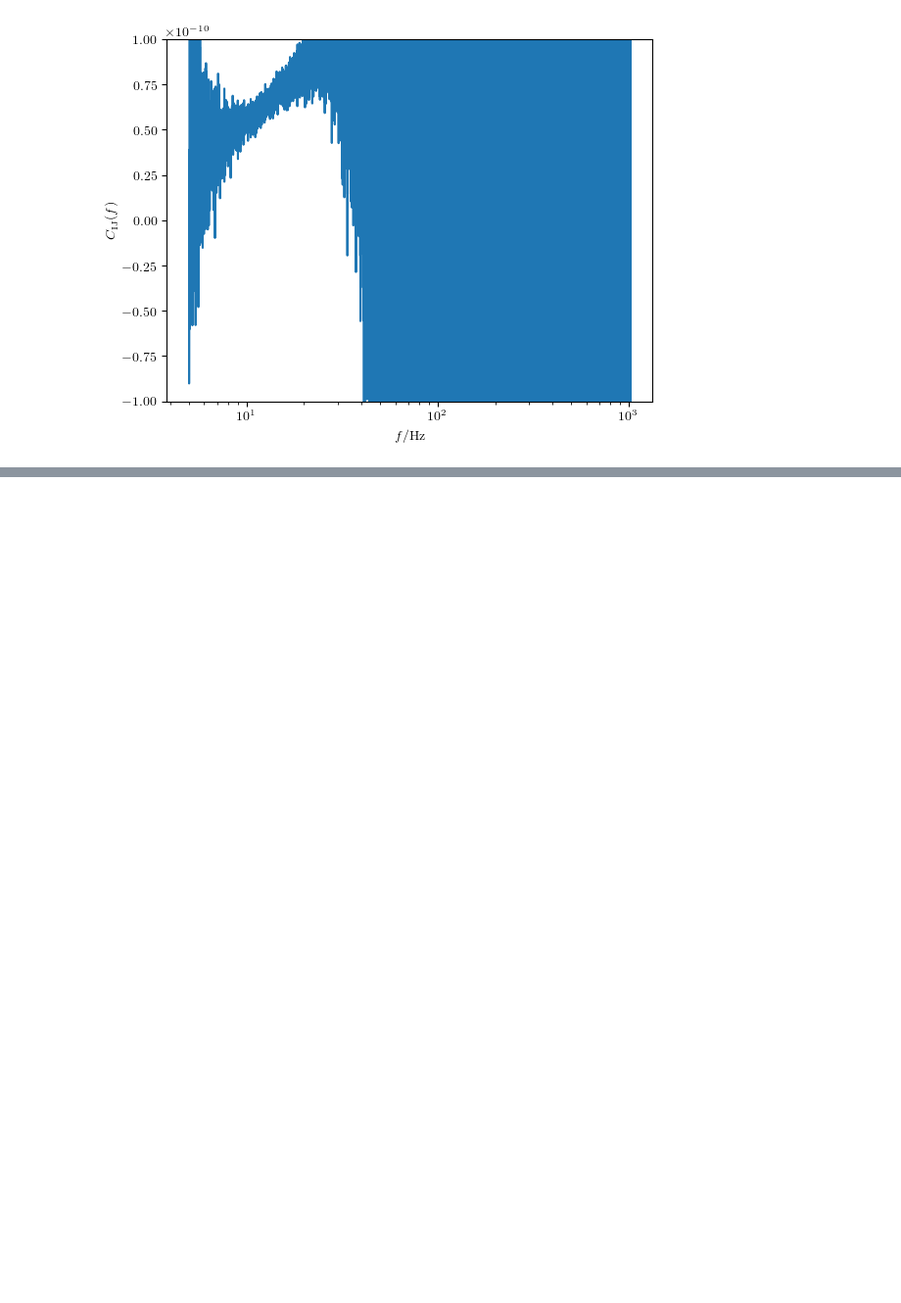
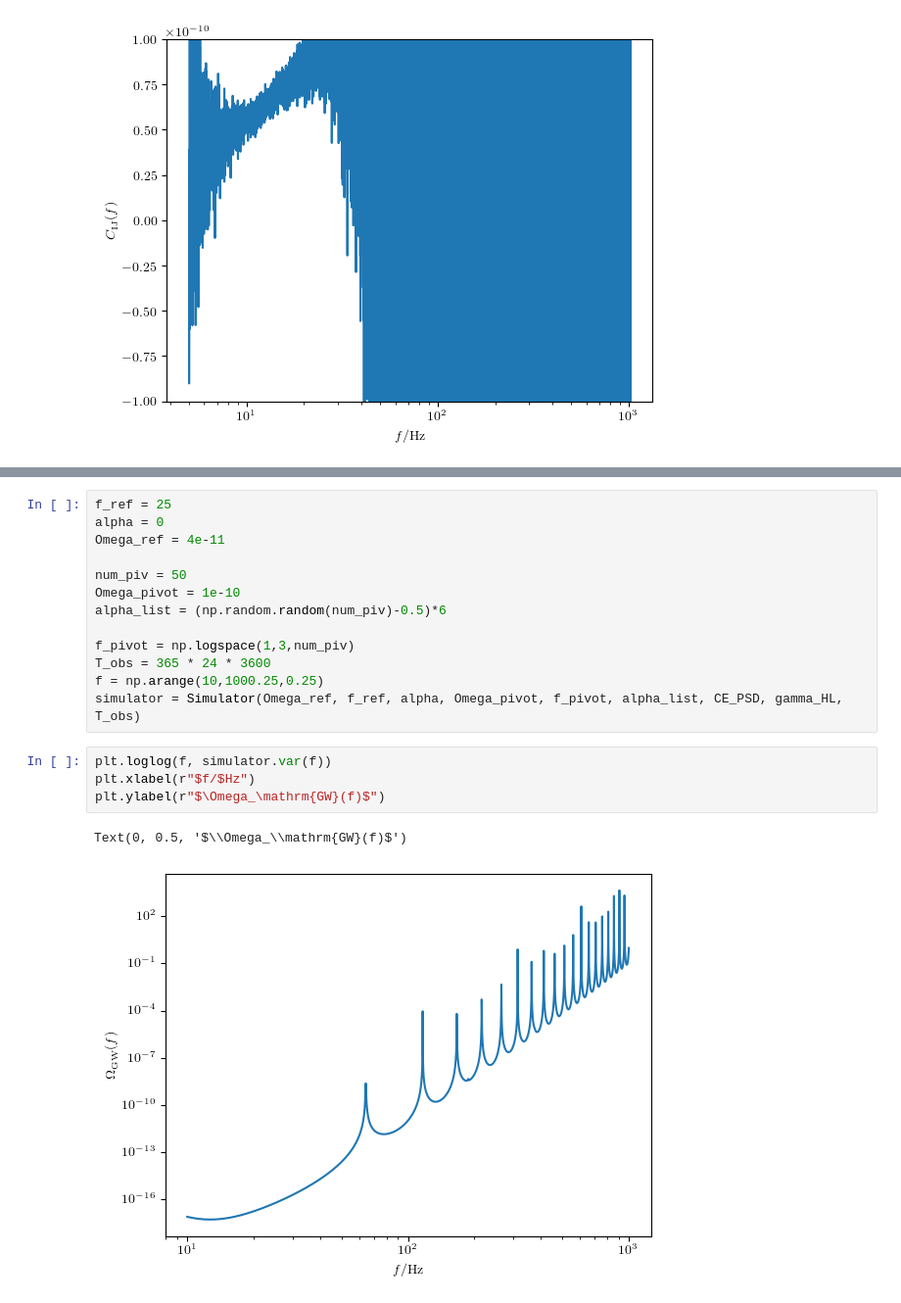
Before and after one commit to abbystokes/DSMMA-Research, a Jupyter notebook: Simulator.ipynb, the cells around one changed output, grey strips where cells are left out. Shown: that part at 98% size. Saved outputs shown, nothing was run; the diff lists cells and outputs as text; blank space fills up the shorter version.

```diff
--- a/Simulator.ipynb
+++ b/Simulator.ipynb
@@ -94,0 +145,20 @@ plt.ylim(-1e-10,1e-10)
+# %%
+f_ref = 25
+alpha = 0
+Omega_ref = 4e-11
+
+num_piv = 50
+Omega_pivot = 1e-10
+alpha_list = (np.random.random(num_piv)-0.5)*6
+
+f_pivot = np.logspace(1,3,num_piv)
+T_obs = 365 * 24 * 3600
+f = np.arange(10,1000.25,0.25)
+simulator = Simulator(Omega_ref, f_ref, alpha, Omega_pivot, f_pivot, alpha_list, CE_PSD, gamma_HL, T_obs)
+# %%
+plt.loglog(f, simulator.var(f))
+plt.xlabel(r"$f/$Hz")
+plt.ylabel(r"$\Omega_\mathrm{GW}(f)$")
+# %% [output]
+Text(0, 0.5, '$\\Omega_\\mathrm{GW}(f)$')
+[figure, added]
```
Also changed, not shown: parts of 6 cells of this notebook.
